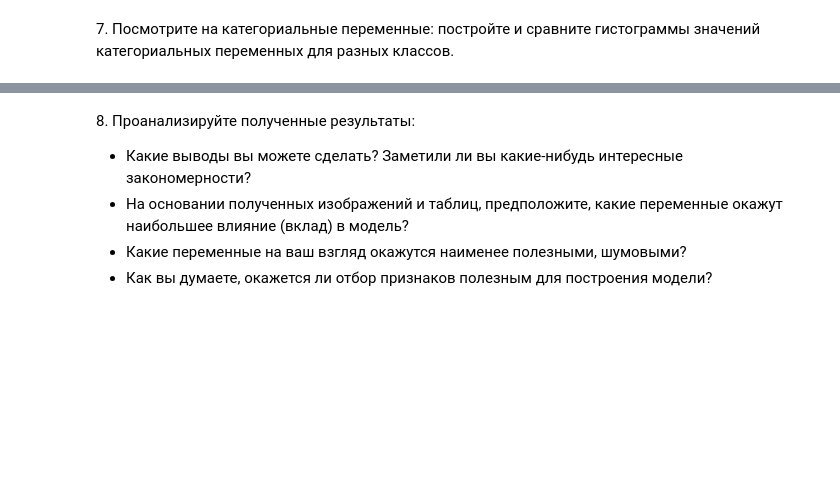
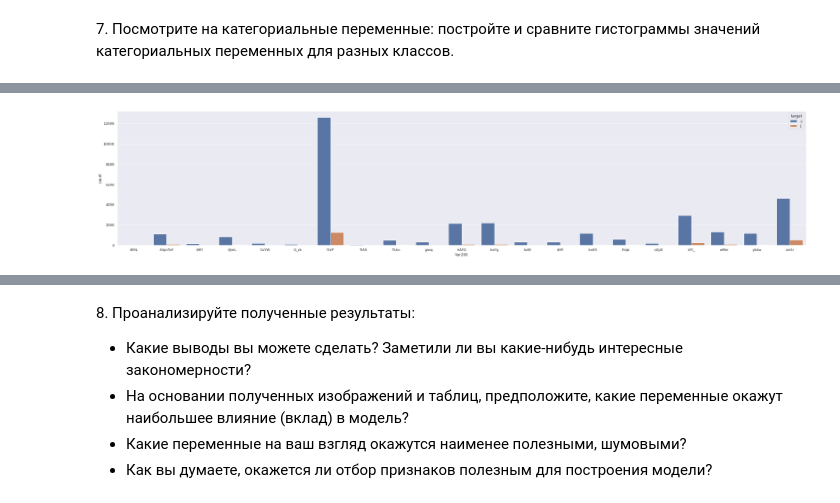
Before and after one commit to Uniholder/Specialization-Yandex-MIPT, a Jupyter notebook: 6_Final_projects/2_churn_prediction/week_1.ipynb, the cells around one changed output, grey strips where cells are left out. Cells and saved outputs as stored; diff of their text form; code cells hidden in the pictures; blank space fills up the shorter version.

```diff
--- a/6_Final_projects/2_churn_prediction/week_1.ipynb
+++ b/6_Final_projects/2_churn_prediction/week_1.ipynb
@@ -393,0 +505,4 @@ df_train['Var192'].value_counts().plot(kind='bar')
+# %%
+sns.countplot(x='Var206', hue='target', data=df_cat);
+# %% [output]
+[figure, added]
```
Also changed, not shown: parts of 42 cells of this notebook.
